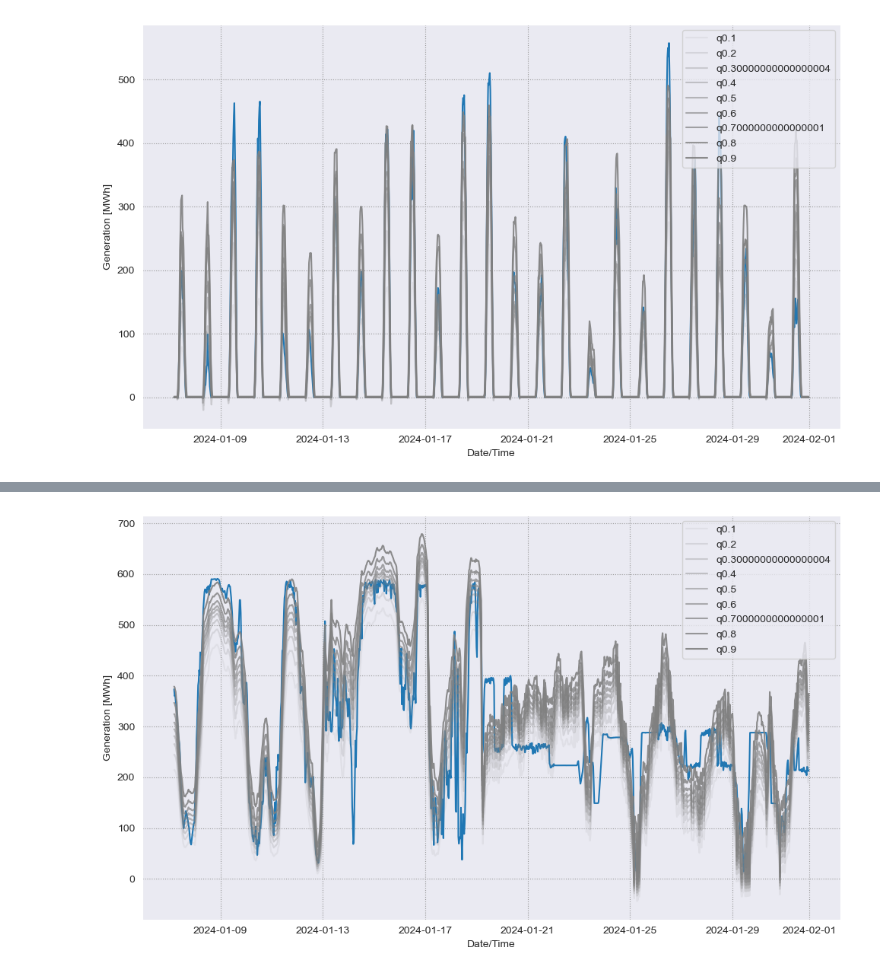
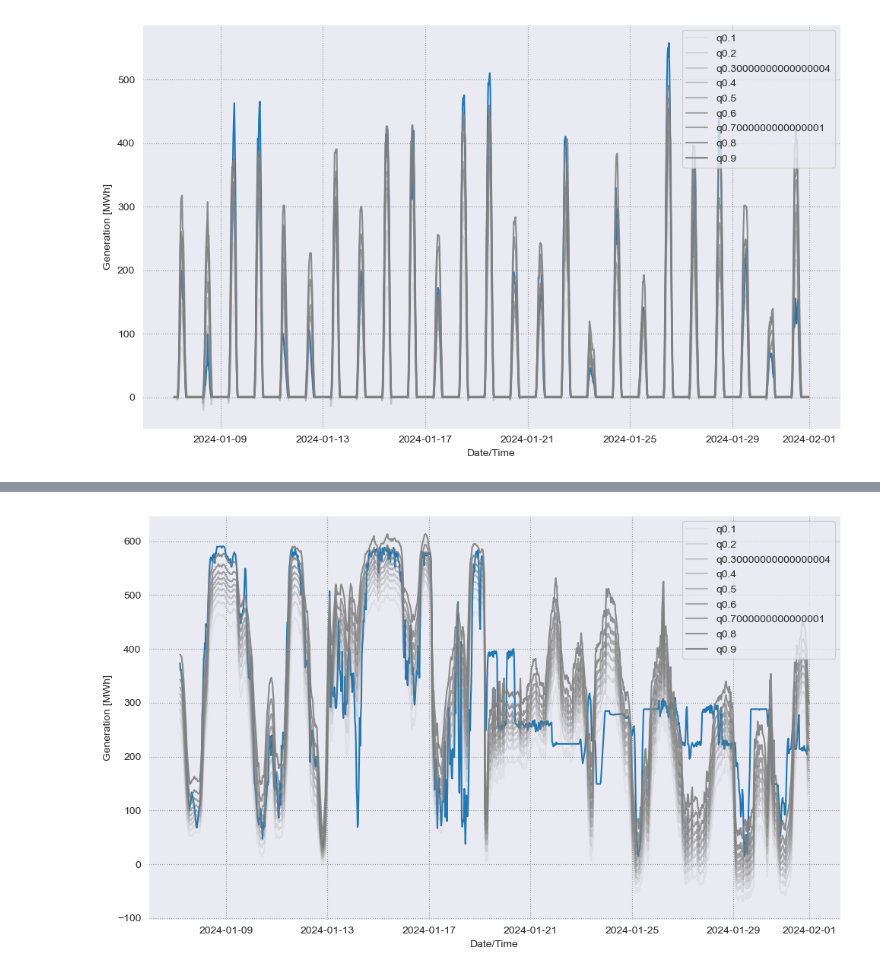
Before and after one commit to av1c3nna/awp2, a Jupyter notebook: code/model_training.ipynb, the cells around one changed output, grey strips where cells are left out. Drawn from its saved outputs; the diff is of its cells as text; code cells hidden in the pictures.

Commit message:
added neural_networks to class

```diff
--- a/code/model_training.ipynb
+++ b/code/model_training.ipynb
@@ -402,0 +256,11 @@ model_utils.pinball_score(qr_wind_nn_df, quantiles=quantiles)
+# %%
+import neural_networks
+importlib.reload(neural_networks)
+from functools import partial
+from itertools import chain
+import torch
+import torch.nn as nn
+quantiles = np.arange(0.1, 1.0, 0.1)
+
+nn_wind = neural_networks.Trainer(feature_engineerer_wind, neural_networks.q_model,quantiles)
+nn_wind.train_and_test()
@@ -403,5 +285,4 @@ model_utils.pinball_score(qr_wind_nn_df, quantiles=quantiles)
 # %%
-importlib.reload(model_utils)
-xgboost_model_wind.plot_quantils(feature_engineerer_wind.y_test, qr_wind_nn, quantiles)
+nn_wind.plot_quantils(feature_engineerer_wind.y_test, nn_wind.q_prediction_nn, quantiles)
 # %% [output]
-[figure, old version]
+[figure, new version]
```
Also changed, not shown: parts of 10 cells of this notebook, 1 other file.
